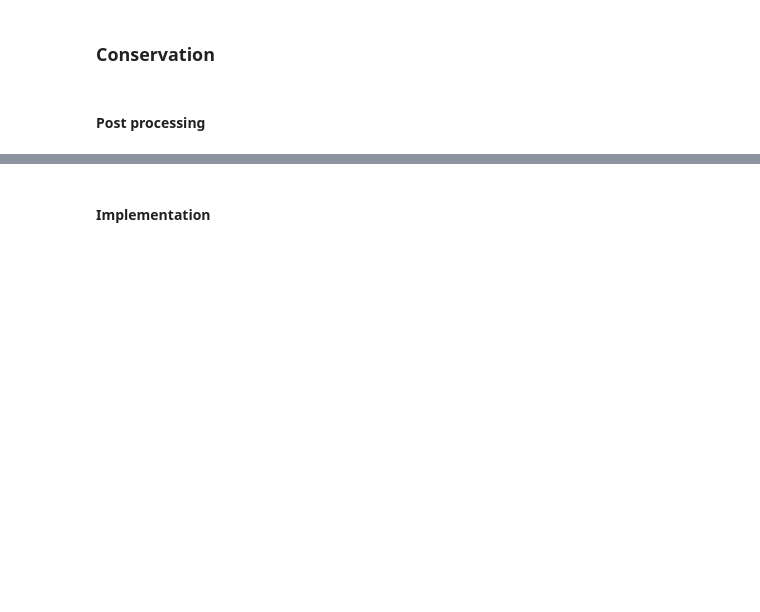
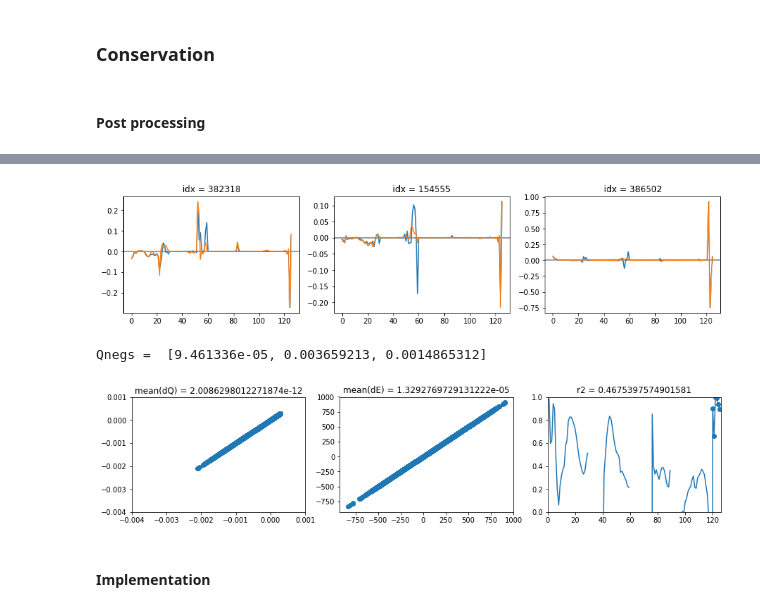
Before and after one commit to raspstephan/CBRAIN-CAM, a Jupyter notebook: notebooks/dev/energy_conservation-nn.ipynb, the cells around one changed output, grey strips where cells are left out. Saved outputs shown, nothing was run; the diff lists cells and outputs as text; code cells hidden in the pictures; blank space fills up the shorter version.

```diff
--- a/notebooks/dev/energy_conservation-nn.ipynb
+++ b/notebooks/dev/energy_conservation-nn.ipynb
@@ -573,3 +661,11 @@ check_preds(None, preds=ppe)
+# %%
+ppepos = np_E_layer([x_val, ppqpos])
+# %%
+check_preds(None, preds=ppepos)
+# %% [output]
+[figure, added]
+Qnegs =  [9.461336e-05, 0.003659213, 0.0014865312]
+[figure, added]
 # %% [markdown]
 #### Implementation
 # %%
```
Also changed, not shown: parts of 19 cells of this notebook, 2 other files.
